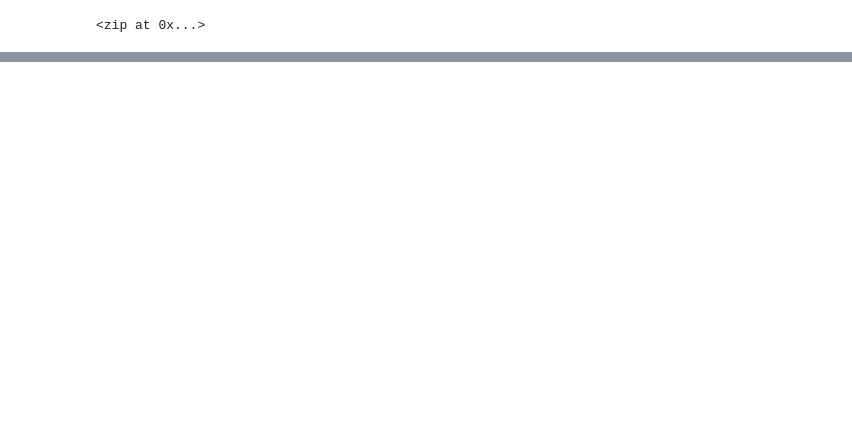
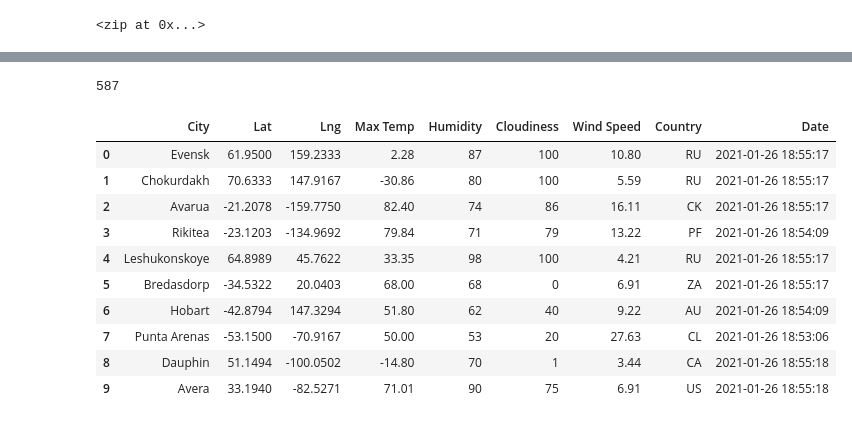
Before and after one commit to thomasstvr/World_Weather_Analysis, a Jupyter notebook: WeatherPy.ipynb, the cells around one changed output, grey strips where cells are left out. Saved outputs shown, nothing was run; the diff lists cells and outputs as text; code cells hidden in the pictures; blank space fills up the shorter version.

```diff
--- a/WeatherPy.ipynb
+++ b/WeatherPy.ipynb
@@ -32,0 +236,20 @@ len(cities)
+# %%
+print(len(city_data))
+# %% [output]
+587
+# %%
+# Convert the array of dictionaries to a Pandas DataFrame.
+city_data_df = pd.DataFrame(city_data)
+city_data_df.head(10)
+# %% [output]
+|  | City | Lat | Lng | Max Temp | Humidity | Cloudiness | Wind Speed | Country | Date |
+| 0 | Evensk | 61.9500 | 159.2333 | 2.28 | 87 | 100 | 10.80 | RU | 2021-01-26 18:55:17 |
+| 1 | Chokurdakh | 70.6333 | 147.9167 | -30.86 | 80 | 100 | 5.59 | RU | 2021-01-26 18:55:17 |
+| 2 | Avarua | -21.2078 | -159.7750 | 82.40 | 74 | 86 | 16.11 | CK | 2021-01-26 18:55:17 |
+| 3 | Rikitea | -23.1203 | -134.9692 | 79.84 | 71 | 79 | 13.22 | PF | 2021-01-26 18:54:09 |
+| 4 | Leshukonskoye | 64.8989 | 45.7622 | 33.35 | 98 | 100 | 4.21 | RU | 2021-01-26 18:55:17 |
+| 5 | Bredasdorp | -34.5322 | 20.0403 | 68.00 | 68 | 0 | 6.91 | ZA | 2021-01-26 18:55:17 |
+| 6 | Hobart | -42.8794 | 147.3294 | 51.80 | 62 | 40 | 9.22 | AU | 2021-01-26 18:54:09 |
+| 7 | Punta Arenas | -53.1500 | -70.9167 | 50.00 | 53 | 20 | 27.63 | CL | 2021-01-26 18:53:06 |
+| 8 | Dauphin | 51.1494 | -100.0502 | -14.80 | 70 | 1 | 3.44 | CA | 2021-01-26 18:55:18 |
+| 9 | Avera | 33.1940 | -82.5271 | 71.01 | 90 | 75 | 6.91 | US | 2021-01-26 18:55:18 |
```
Also changed, not shown: parts of 18 cells of this notebook, 3 other files.
